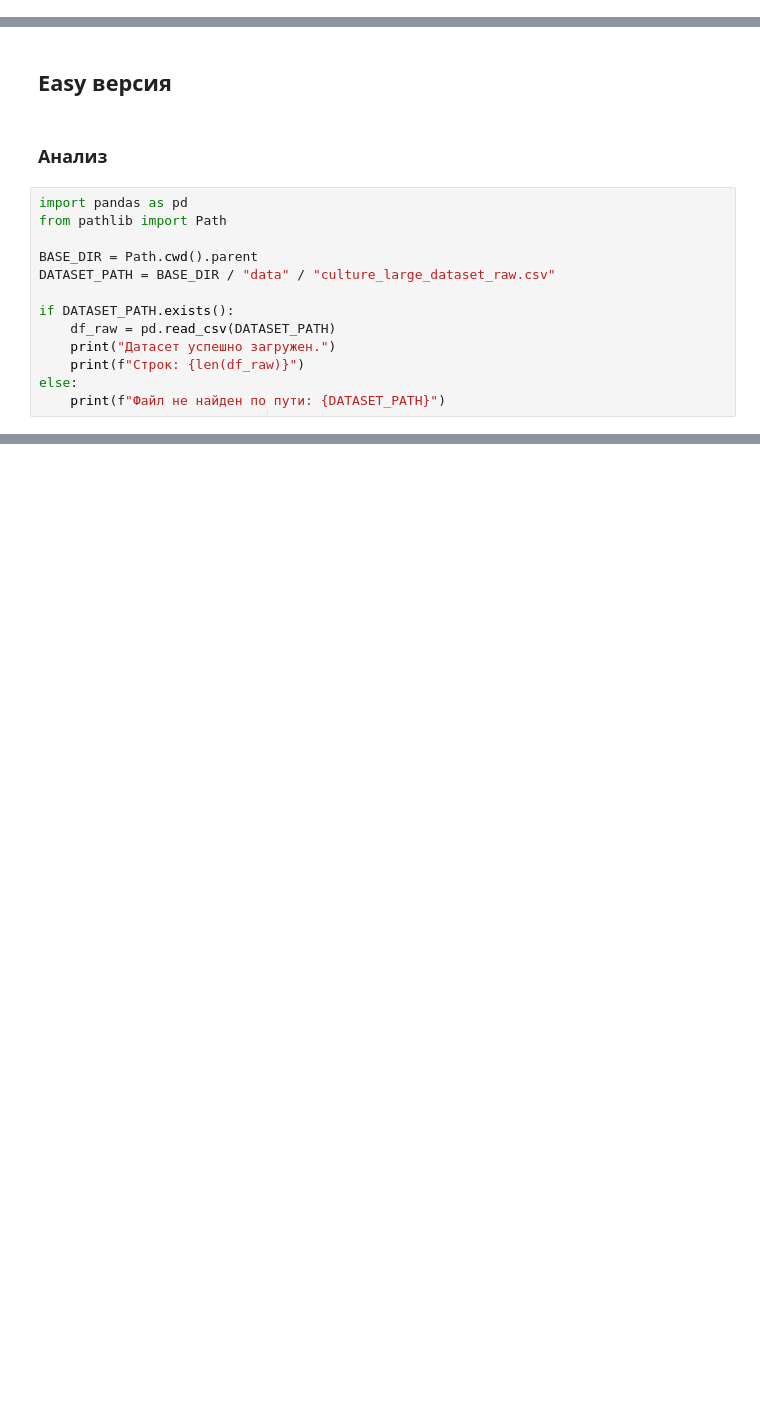
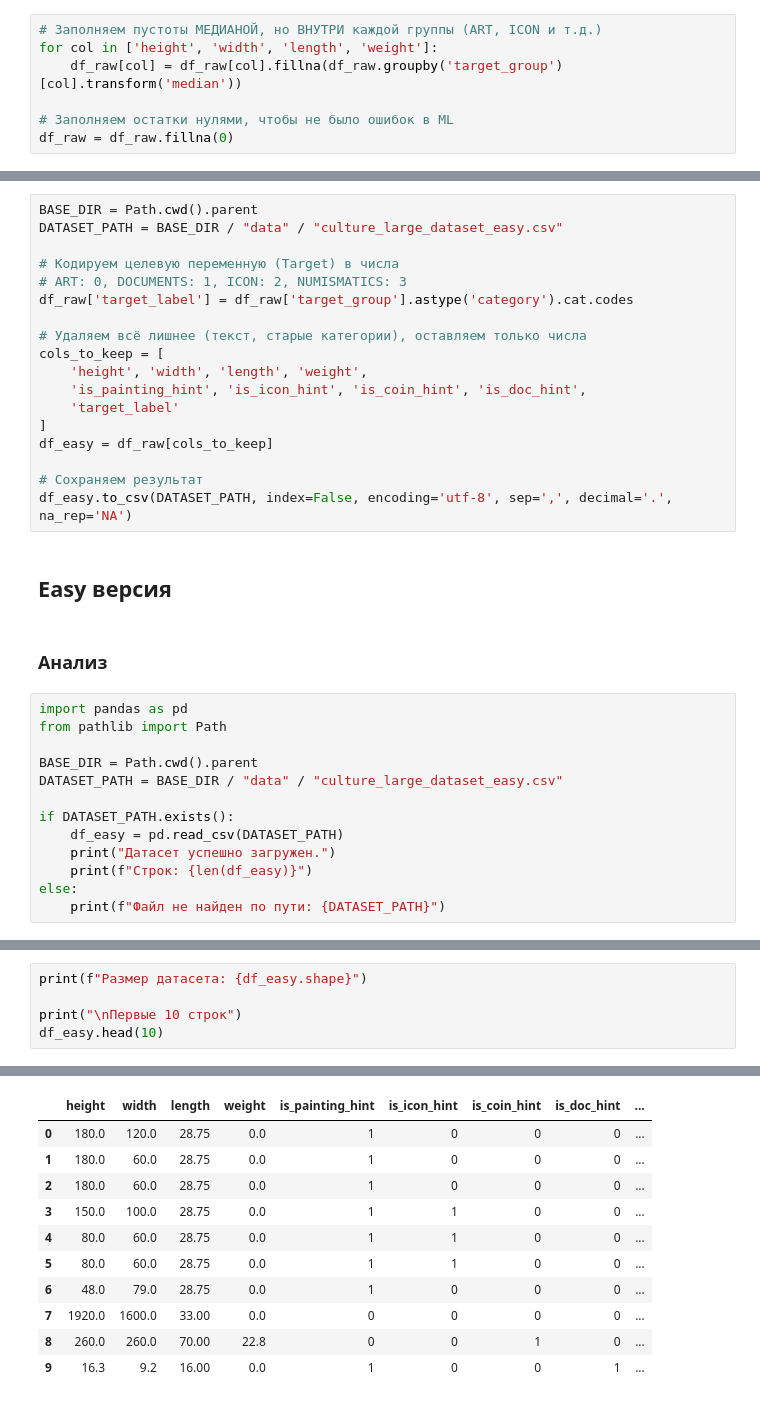
Before and after one commit to YuraYezhov/RU-Dataset-Architect, a Jupyter notebook: 03_heritage_large/scripts/initial_eda_analysis.ipynb, the cells around one changed output, grey strips where cells are left out. Saved outputs shown, nothing was run; the diff lists cells and outputs as text; blank space fills up the shorter version.

```diff
--- a/03_heritage_large/scripts/initial_eda_analysis.ipynb
+++ b/03_heritage_large/scripts/initial_eda_analysis.ipynb
@@ -527,0 +565,7 @@ df_raw = fill_missing_dimensions(df_raw)
+# %%
+# Заполняем пустоты МЕДИАНОЙ, но ВНУТРИ каждой группы (ART, ICON и т.д.)
+for col in ['height', 'width', 'length', 'weight']:
+    df_raw[col] = df_raw[col].fillna(df_raw.groupby('target_group')[col].transform('median'))
+
+# Заполняем остатки нулями, чтобы не было ошибок в ML
+df_raw = df_raw.fillna(0)
@@ -528,3 +590,21 @@ df_raw = fill_missing_dimensions(df_raw)
+# %%
+BASE_DIR = Path.cwd().parent
+DATASET_PATH = BASE_DIR / "data" / "culture_large_dataset_easy.csv"
+
+# Кодируем целевую переменную (Target) в числа
+# ART: 0, DOCUMENTS: 1, ICON: 2, NUMISMATICS: 3
+df_raw['target_label'] = df_raw['target_group'].astype('category').cat.codes
+
+# Удаляем всё лишнее (текст, старые категории), оставляем только числа
+cols_to_keep = [
+    'height', 'width', 'length', 'weight',
+    'is_painting_hint', 'is_icon_hint', 'is_coin_hint', 'is_doc_hint',
+    'target_label'
+]
+df_easy = df_raw[cols_to_keep]
+
+# Сохраняем результат
+df_easy.to_csv(DATASET_PATH, index=False, encoding='utf-8', sep=',', decimal='.', na_rep='NA')
 # %% [markdown]
 ## Easy версия
 # %% [markdown]
@@ -534,11 +614,11 @@ import pandas as pd
 from pathlib import Path
 
 BASE_DIR = Path.cwd().parent
-DATASET_PATH = BASE_DIR / "data" / "culture_large_dataset_raw.csv"
+DATASET_PATH = BASE_DIR / "data" / "culture_large_dataset_easy.csv"
 
 if DATASET_PATH.exists():
-    df_raw = pd.read_csv(DATASET_PATH)
+    df_easy = pd.read_csv(DATASET_PATH)
     print("Датасет успешно загружен.")
-    print(f"Строк: {len(df_raw)}")
+    print(f"Строк: {len(df_easy)}")
 else:
     print(f"Файл не найден по пути: {DATASET_PATH}")
@@ -544,0 +628,6 @@ else:
+# %%
+print(f"Размер датасета: {df_easy.shape}")
+
+print("\nПервые 10 строк")
+df_easy.head(10)
+# %% [output]
@@ -544,0 +637,11 @@ else:
+|  | height | width | length | weight | is_painting_hint | is_icon_hint | is_coin_hint | is_doc_hint | ... |
+| 0 | 180.0 | 120.0 | 28.75 | 0.0 | 1 | 0 | 0 | 0 | ... |
+| 1 | 180.0 | 60.0 | 28.75 | 0.0 | 1 | 0 | 0 | 0 | ... |
+| 2 | 180.0 | 60.0 | 28.75 | 0.0 | 1 | 0 | 0 | 0 | ... |
+| 3 | 150.0 | 100.0 | 28.75 | 0.0 | 1 | 1 | 0 | 0 | ... |
+| 4 | 80.0 | 60.0 | 28.75 | 0.0 | 1 | 1 | 0 | 0 | ... |
+| 5 | 80.0 | 60.0 | 28.75 | 0.0 | 1 | 1 | 0 | 0 | ... |
+| 6 | 48.0 | 79.0 | 28.75 | 0.0 | 1 | 0 | 0 | 0 | ... |
+| 7 | 1920.0 | 1600.0 | 33.00 | 0.0 | 0 | 0 | 0 | 0 | ... |
+| 8 | 260.0 | 260.0 | 70.00 | 22.8 | 0 | 0 | 1 | 0 | ... |
+| 9 | 16.3 | 9.2 | 16.00 | 0.0 | 1 | 0 | 0 | 1 | ... |
```
Also changed, not shown: parts of 34 cells of this notebook, 7 other files.
